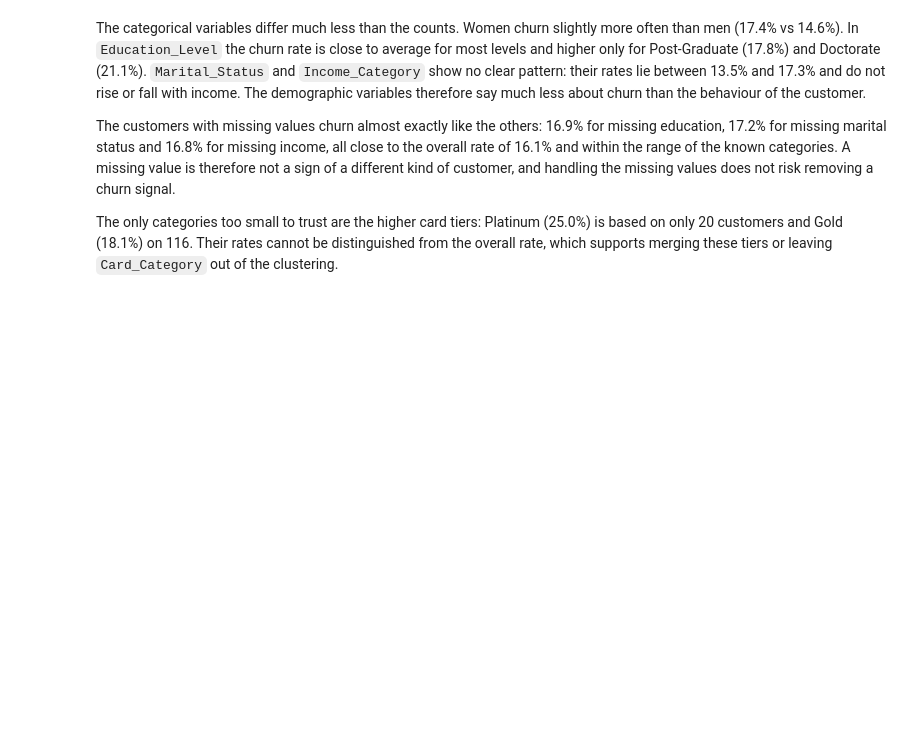
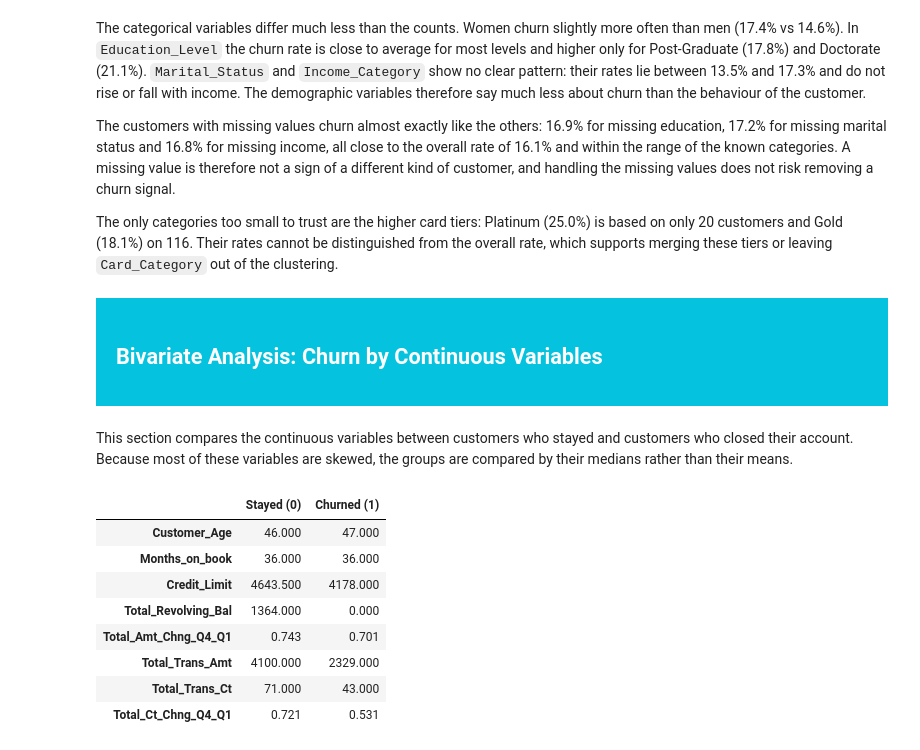
Before and after one commit to d3m1d0s/FoML_projects, a Jupyter notebook: project_1/bankchurners_eda_clustering.ipynb, the cells around one changed output. Cells and saved outputs as stored; diff of their text form; code cells hidden in the pictures; blank space fills up the shorter version.

```diff
--- a/project_1/bankchurners_eda_clustering.ipynb
+++ b/project_1/bankchurners_eda_clustering.ipynb
@@ -728,3 +728,24 @@ The categorical variables differ much less than the counts. Women churn slightly
 The customers with missing values churn almost exactly like the others: 16.9% for missing education, 17.2% for missing marital status and 16.8% for missing income, all close to the overall rate of 16.1% and within the range of the known categories. A missing value is therefore not a sign of a different kind of customer, and handling the missing values does not risk removing a churn signal.
 
 The only categories too small to trust are the higher card tiers: Platinum (25.0%) is based on only 20 customers and Gold (18.1%) on 116. Their rates cannot be distinguished from the overall rate, which supports merging these tiers or leaving `Card_Category` out of the clustering.
+# %% [markdown]
+<div style="background-color: #05c3de; padding: 20px;">
+    <h2><font color='white'> Bivariate Analysis: Churn by Continuous Variables </font></h2>
+</div>
+# %% [markdown]
+This section compares the continuous variables between customers who stayed and customers who closed their account. Because most of these variables are skewed, the groups are compared by their medians rather than their means.
+# %%
+median_by_churn = df.groupby("Churned")[cont_cols].median().T
+median_by_churn.columns = ["Stayed (0)", "Churned (1)"]
+
+display(median_by_churn)
+# %% [output]
+|  | Stayed (0) | Churned (1) |
+| Customer_Age | 46.000 | 47.000 |
+| Months_on_book | 36.000 | 36.000 |
+| Credit_Limit | 4643.500 | 4178.000 |
+| Total_Revolving_Bal | 1364.000 | 0.000 |
+| Total_Amt_Chng_Q4_Q1 | 0.743 | 0.701 |
+| Total_Trans_Amt | 4100.000 | 2329.000 |
+| Total_Trans_Ct | 71.000 | 43.000 |
+| Total_Ct_Chng_Q4_Q1 | 0.721 | 0.531 |
```
Also changed, not shown: parts of 3 cells of this notebook.
